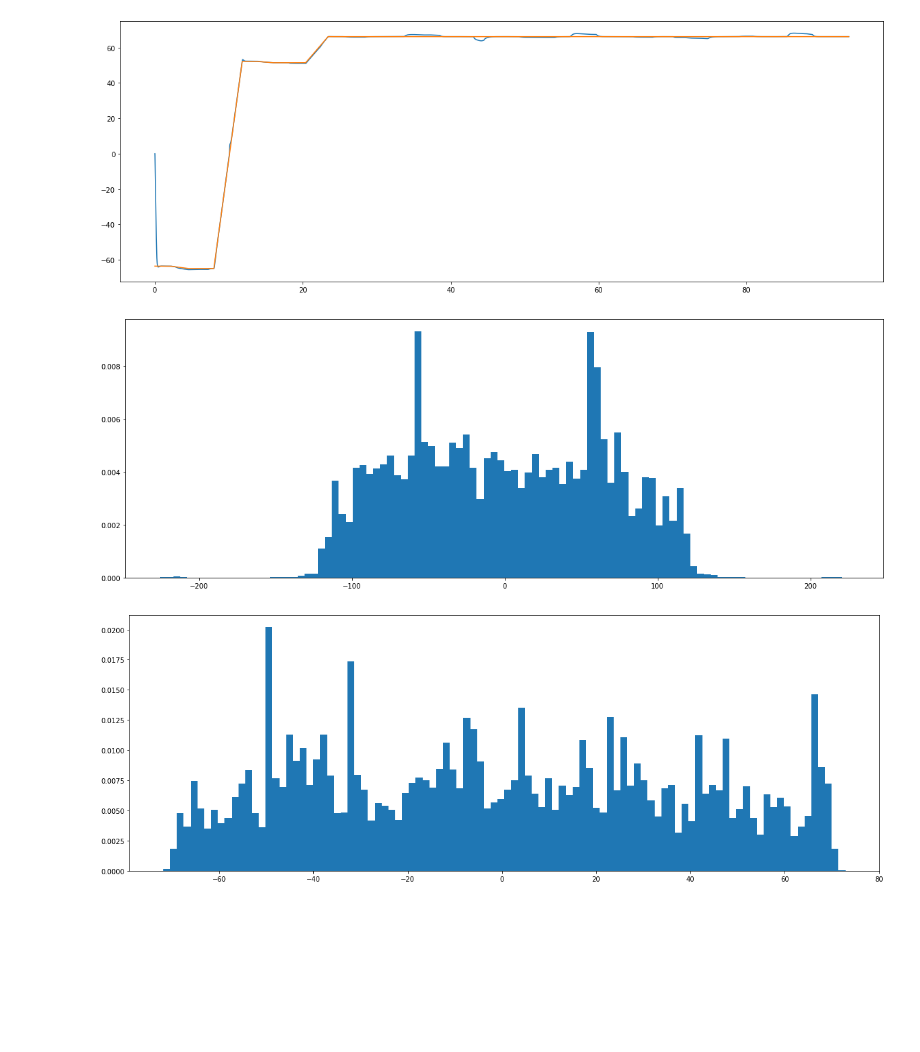
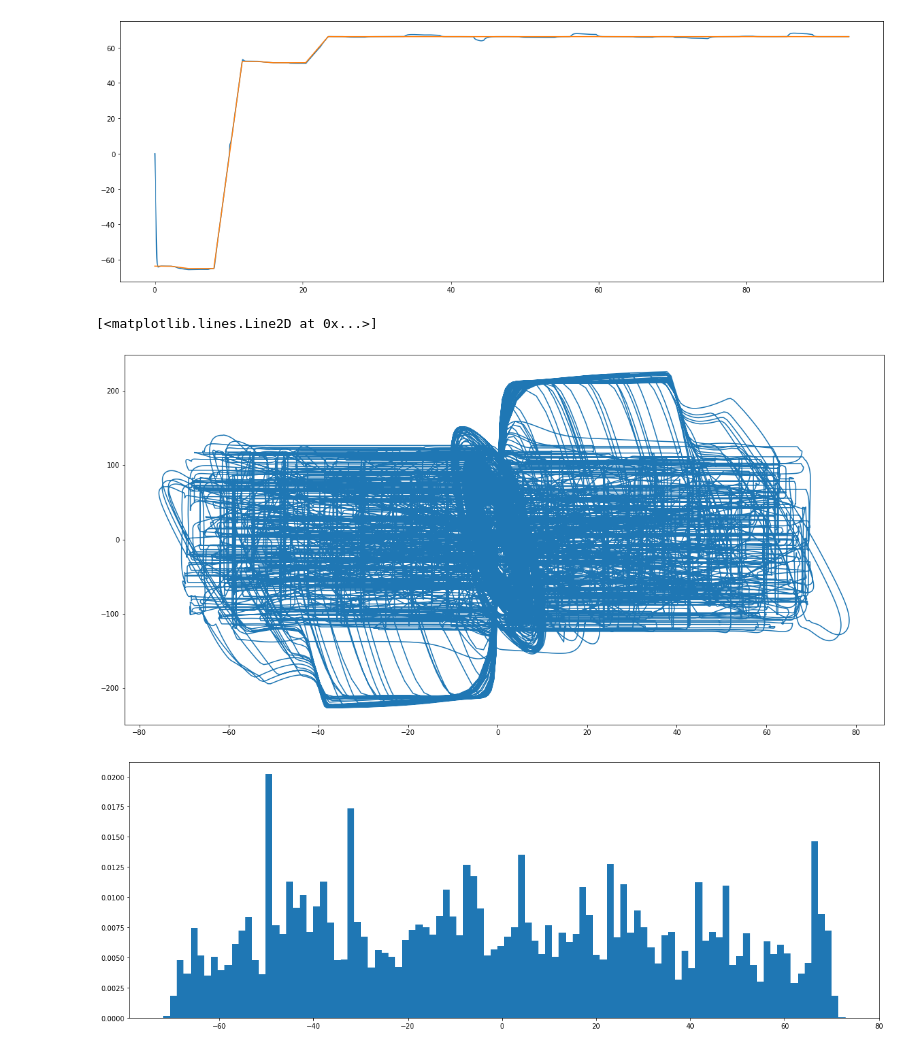
Before and after one commit to sagarverma/MotorDynamics, a Jupyter notebook: notebooks/plot_motornn.ipynb, the cells around one changed output. Drawn from its saved outputs; the diff is of its cells as text; code cells hidden in the pictures; blank space fills up the shorter version.

```diff
--- a/notebooks/plot_motornn.ipynb
+++ b/notebooks/plot_motornn.ipynb
@@ -45,5 +46,5 @@ plt.plot(time, model_torque)
 # %%
-pkls = glob.glob('../../../datasets/Data_09042020/train/*.pkl')
+pkls = glob.glob('../../../datasets/Data_21042020/train/*.pkl')
 # %%
 
 plt.rcParams["figure.figsize"] = (20,7)
@@ -66,6 +67,8 @@ for pkl in pkls:
 [figure]
 [figure]
 # %%
+pkls = glob.glob('../../../datasets/Data_21042020/train/*.pkl')
+
 torques = []
 speeds = []
 current_d = []
@@ -80,14 +83,11 @@ for pkl in pkls:
 
     torques += list(data['torque'])
     speeds += list(data['speed'])
-    current_d += list(data['current_d'])
-    current_q += list(data['current_q'])
-    voltage_d += list(data['voltage_d'])
-    voltage_q += list(data['voltage_q'])
-# %%
-hist_torque = plt.hist(torques, density=True, bins=100)
-# %% [output]
-[figure, removed]
+# %%
+plt.plot(speeds, torques)
+# %% [output]
+[<matplotlib.lines.Line2D at 0x...>]
+[figure, added]
 # %%
 hist_speed = plt.hist(speeds, density=True, bins=100)
 # %% [output]
```
Also changed, not shown: parts of 3 cells of this notebook, 2 other files.
